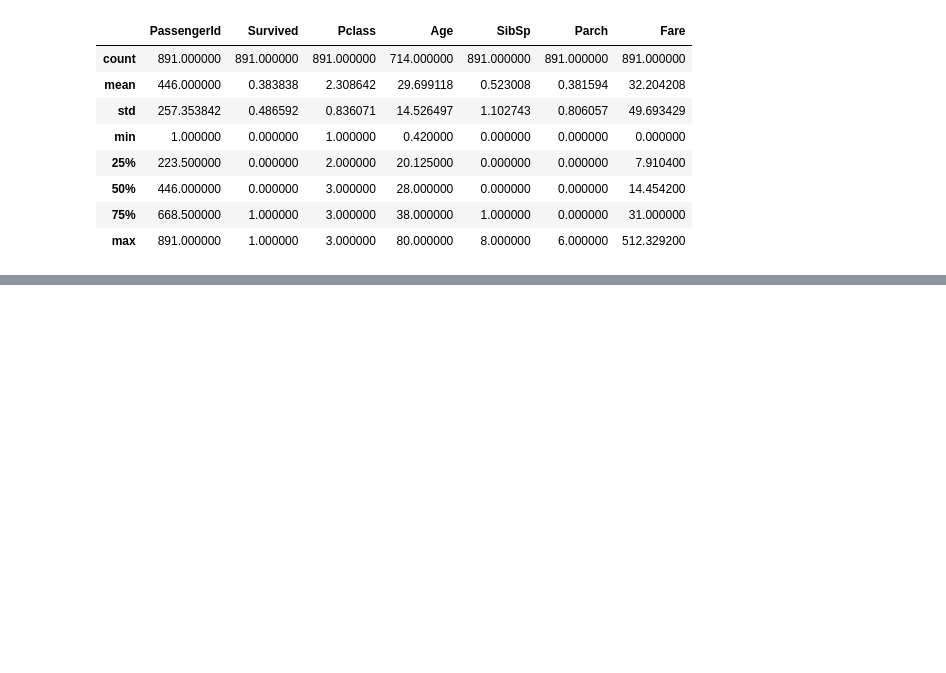
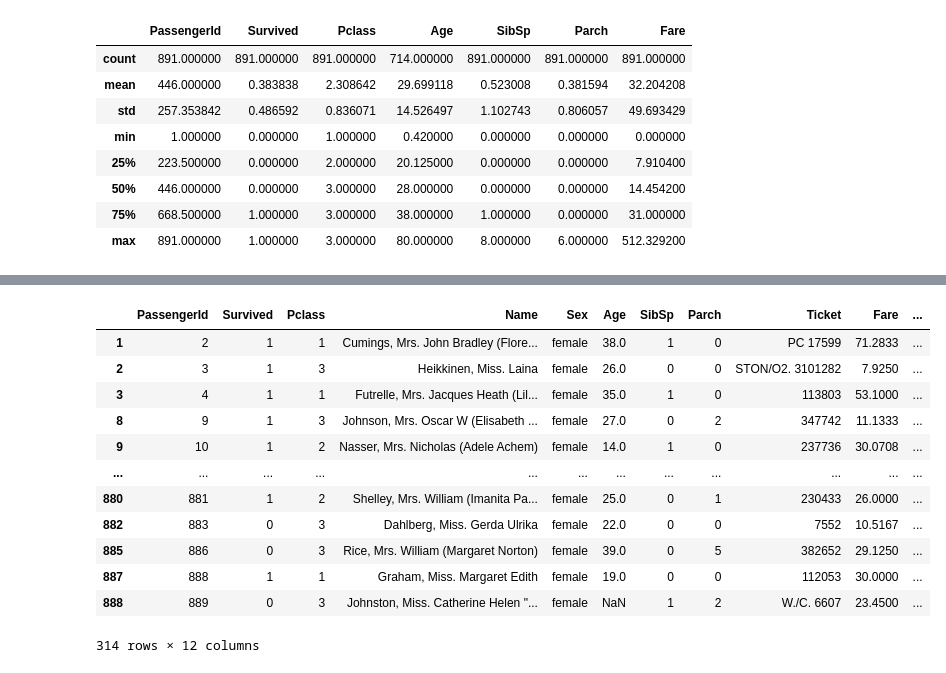
Before and after one commit to antonellafariasc/pandas, a Jupyter notebook: sesion1-pandas.ipynb, the cells around one changed output, grey strips where cells are left out. Cells and saved outputs as stored; diff of their text form; code cells hidden in the pictures; blank space fills up the shorter version.

```diff
--- a/sesion1-pandas.ipynb
+++ b/sesion1-pandas.ipynb
@@ -215,0 +265,17 @@ df_titanic.describe() #ver la estadistica descriptiva del dataset
+# %%
+#muestra solo los pasajeros que era mujeres para contarlas
+df_titanic2[df_titanic["Sex"]== "female"]  #muestra solo los pasajeros que eran mujeres
+# %% [output]
+|  | PassengerId | Survived | Pclass | Name | Sex | Age | SibSp | Parch | Ticket | Fare | ... |
+| 1 | 2 | 1 | 1 | Cumings, Mrs. John Bradley (Flore... | female | 38.0 | 1 | 0 | PC 17599 | 71.2833 | ... |
+| 2 | 3 | 1 | 3 | Heikkinen, Miss. Laina | female | 26.0 | 0 | 0 | STON/O2. 3101282 | 7.9250 | ... |
+| 3 | 4 | 1 | 1 | Futrelle, Mrs. Jacques Heath (Lil... | female | 35.0 | 1 | 0 | 113803 | 53.1000 | ... |
+| 8 | 9 | 1 | 3 | Johnson, Mrs. Oscar W (Elisabeth ... | female | 27.0 | 0 | 2 | 347742 | 11.1333 | ... |
+| 9 | 10 | 1 | 2 | Nasser, Mrs. Nicholas (Adele Achem) | female | 14.0 | 1 | 0 | 237736 | 30.0708 | ... |
+| ... | ... | ... | ... | ... | ... | ... | ... | ... | ... | ... | ... |
+| 880 | 881 | 1 | 2 | Shelley, Mrs. William (Imanita Pa... | female | 25.0 | 0 | 1 | 230433 | 26.0000 | ... |
+| 882 | 883 | 0 | 3 | Dahlberg, Miss. Gerda Ulrika | female | 22.0 | 0 | 0 | 7552 | 10.5167 | ... |
+| 885 | 886 | 0 | 3 | Rice, Mrs. William (Margaret Norton) | female | 39.0 | 0 | 5 | 382652 | 29.1250 | ... |
+| 887 | 888 | 1 | 1 | Graham, Miss. Margaret Edith | female | 19.0 | 0 | 0 | 112053 | 30.0000 | ... |
+| 888 | 889 | 0 | 3 | Johnston, Miss. Catherine Helen "... | female | NaN | 1 | 2 | W./C. 6607 | 23.4500 | ... |
+314 rows × 12 columns
```
Also changed, not shown: parts of 29 cells of this notebook, 1 other file.
